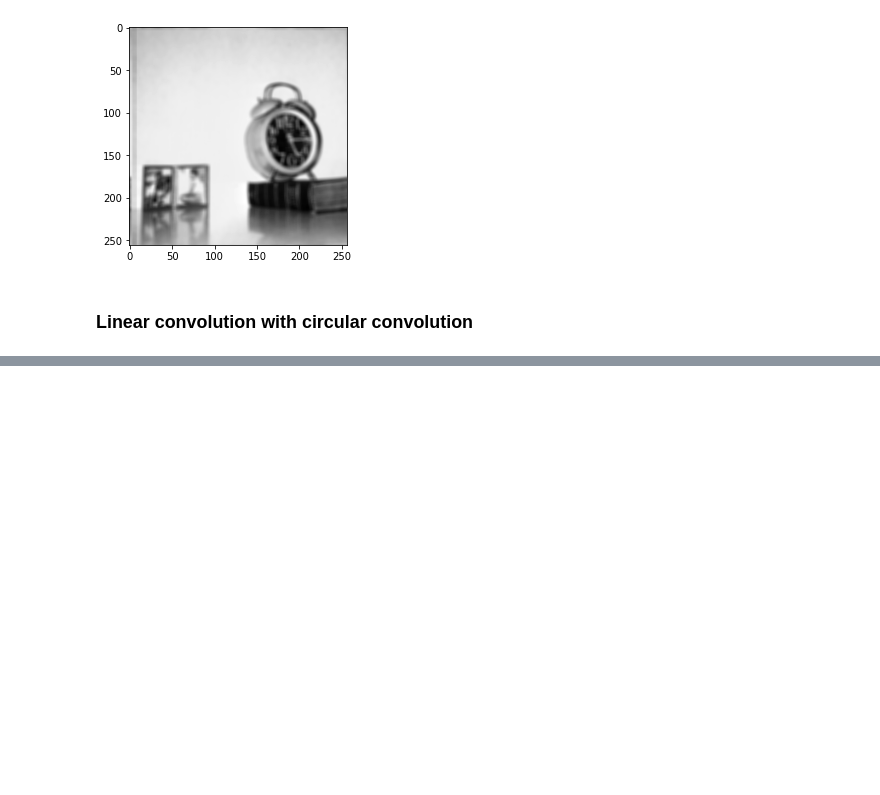
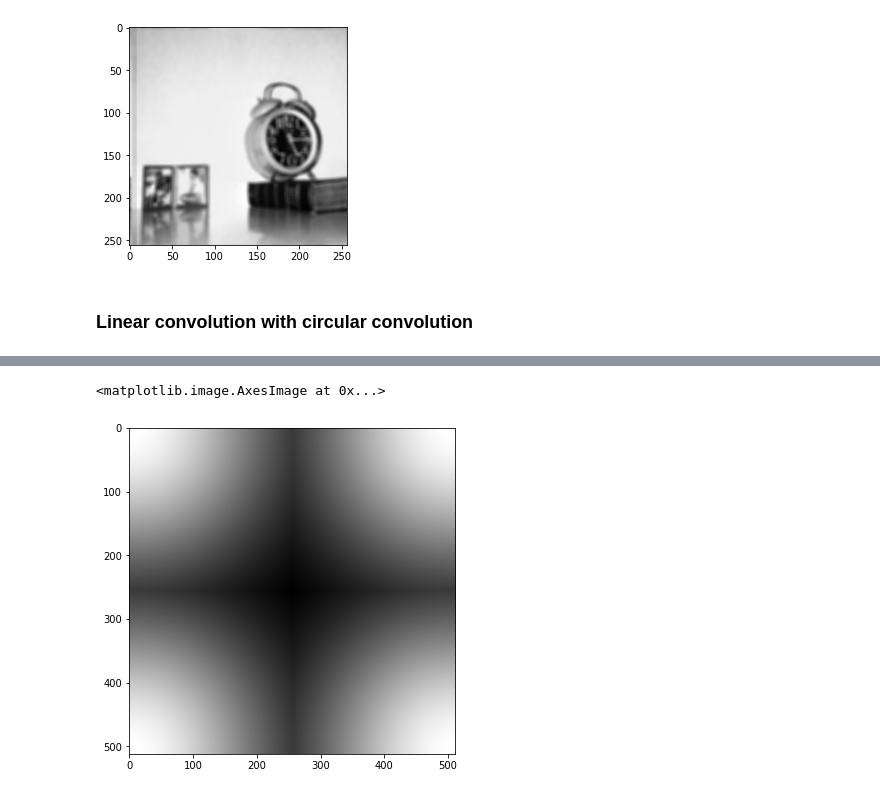
Before and after one commit to TUdayKiranReddy/IVP, a Jupyter notebook: Assignments/Assignment 3/EE19BTECH11038-HW3.ipynb, the cells around one changed output, grey strips where cells are left out. Drawn from its saved outputs; the diff is of its cells as text; code cells hidden in the pictures; blank space fills up the shorter version.

```diff
--- a/Assignments/Assignment 3/EE19BTECH11038-HW3.ipynb
+++ b/Assignments/Assignment 3/EE19BTECH11038-HW3.ipynb
@@ -223,0 +312,24 @@ plt.imshow(I_avg_lconvolve, cmap='gray')
+# %%
+def gaussian_filter(sigma, N):
+    H = np.zeros((N, N))
+    mid = N//2
+    for i in range(N):
+        for j in range(N):
+            if(i <= mid):
+                if(j <= mid):
+                    H[i, j] = np.exp(-2*np.power(np.pi*sigma, 2)*(i**2 + j**2)/(N**2))
+                else:
+                    H[i, j] = np.exp(-2*np.power(np.pi*sigma, 2)*(i**2 + (N-1-j)**2)/(N**2))
+            else:
+                if(j <= mid):
+                    H[i, j] = np.exp(-2*np.power(np.pi*sigma, 2)*((N-1-i)**2 + j**2)/(N**2))
+                else:
+                    H[i, j] = np.exp(-2*np.power(np.pi*sigma, 2)*((N-1-i)**2 + (N-1-j)**2)/(N**2))
+
+#     plt.imshow(H, cmap='gray')
+    return H
+# %%
+plt.imshow(gaussian_filter(0.5, 512), cmap='gray')
+# %% [output]
+<matplotlib.image.AxesImage at 0x...>
+[figure, added]
```
Also changed, not shown: parts of 19 cells of this notebook.
